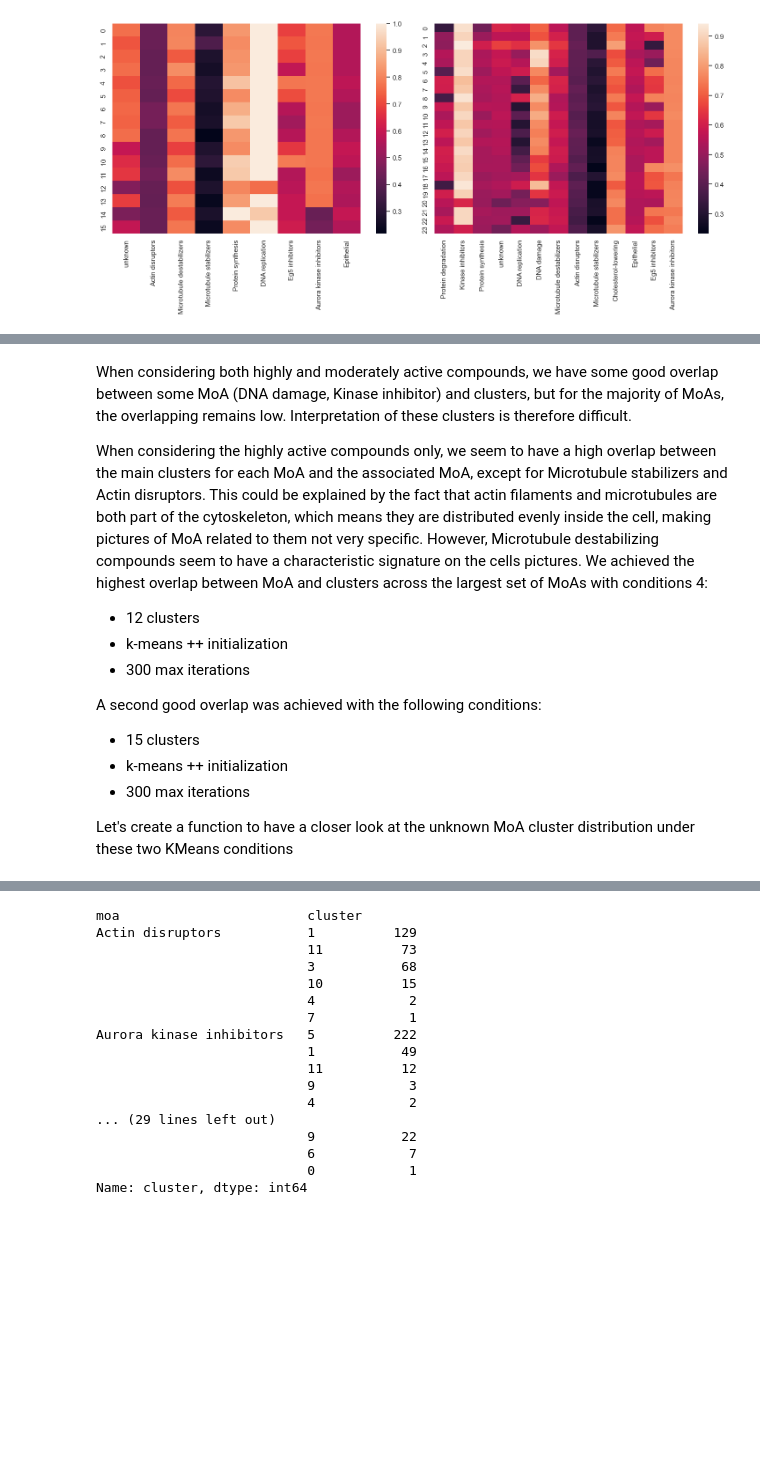
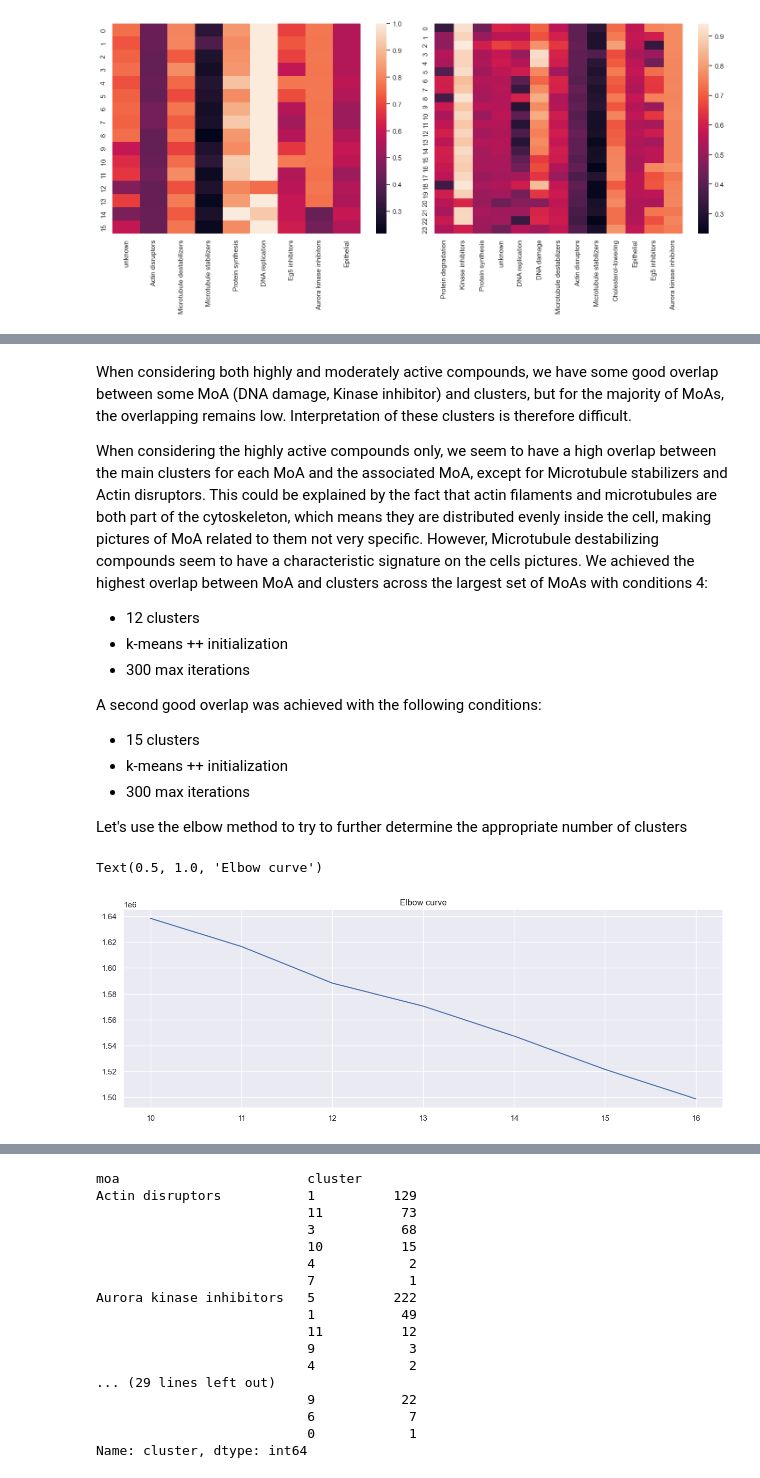
Before and after one commit to mattHG70/SIADS696_Milestone2, a Jupyter notebook: notebooks/compound_DMSO_distance.ipynb, the cells around one changed output, grey strips where cells are left out. Drawn from its saved outputs; the diff is of its cells as text; code cells hidden in the pictures; blank space fills up the shorter version.

Commit message:
Added elbow and silouhette analysis
Added elbow and silouhette analysis for determination of optimal cluster number

```diff
--- a/notebooks/compound_DMSO_distance.ipynb
+++ b/notebooks/compound_DMSO_distance.ipynb
@@ -380,4 +380,19 @@ A second good overlap was achieved with the following conditions:
 - k-means ++ initialization
 - 300 max iterations
 
-Let's create a function to have a closer look at the unknown MoA cluster distribution under these two KMeans conditions
+Let's use the elbow method to try to further determine the appropriate number of clusters
+# %%
+distorsions = []
+for k in range(10, 17):
+    km = KMeans(n_clusters = k, init = 'k-means++', max_iter = 300, random_state = 0)
+    km.fit(df_reduced[df_reduced.compound.isin(highly_active)].iloc[:,:-2].values)
+
+    distorsions.append(km.inertia_)
+
+fig = plt.figure(figsize=(15, 5))
+plt.plot(range(10, 17), distorsions)
+plt.grid(True)
+plt.title('Elbow curve')
+# %% [output]
+Text(0.5, 1.0, 'Elbow curve')
+[figure, added]
```
Also changed, not shown: parts of 9 cells of this notebook.
